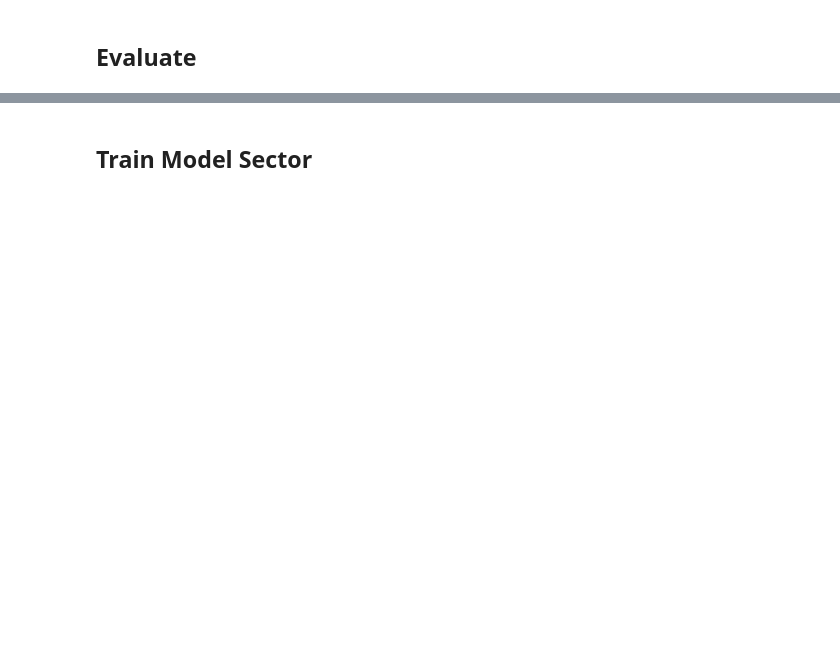
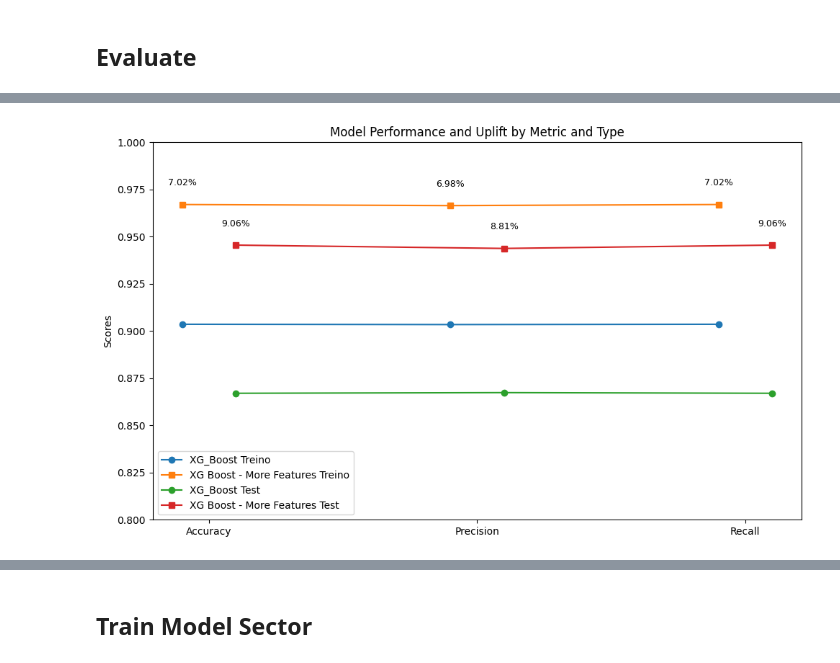
Before and after one commit to EndersonSantos/ProjetoFinalCollege, a Jupyter notebook: projetofinal/analysis/Training.ipynb, the cells around one changed output, grey strips where cells are left out. Saved outputs shown, nothing was run; the diff lists cells and outputs as text; code cells hidden in the pictures; blank space fills up the shorter version.

```diff
--- a/projetofinal/analysis/Training.ipynb
+++ b/projetofinal/analysis/Training.ipynb
@@ -799,0 +668,16 @@ df_combined
+# %%
+models_names = ["XG_Boost", "XG Boost - More Features"]
+accuracy_treino_ter = [territorio_accuracy_treino[0], accuracy_train]
+accuracy_test_ter = [territorio_accuracy_test[0], accuracy_test]
+
+precision_treino_ter = [territorio_precision_treino[0], precision_train]
+precision_test_ter = [territorio_precision_test[0], precision_test]
+
+recall_treino_ter = [territorio_recall_treino[0], recall_train]
+recall_test_ter = [territorio_recall_test[0], recall_test]
+# %%
+data_performance = pd.DataFrame({"Accuracy Treino": accuracy_treino_ter,"Accuracy Test": accuracy_test_ter, "Precision Treino": precision_treino_ter, "Precision Test": precision_test_ter, "Recall Treino": recall_treino_ter, "Recall Test": recall_test_ter}, index=models_names).T
+data_performance["uplift"] = (data_performance["XG Boost - More Features"] - data_performance["XG_Boost"]) / data_performance["XG_Boost"]
+data_performance['uplift'] = data_performance['uplift'].apply(lambda x: '{:.2%}'.format(x))
+data_performance.round(2)
+data_performance
@@ -800,3 +692,38 @@ df_combined
+# %%
+# Preparing the data
+metrics = ['Accuracy', 'Precision', 'Recall']
+types = ['Treino', 'Test']
+x = np.arange(len(metrics))  # the label locations
+
+fig, ax = plt.subplots(figsize=(10, 6))
+
+# Plotting the data for both models
+for i, type in enumerate(types):
+    xg_boost_scores = data_performance.loc[[f'{metric} {type}' for metric in metrics], 'XG_Boost']
+    xg_boost_more_features_scores = data_performance.loc[[f'{metric} {type}' for metric in metrics], 'XG Boost - More Features']
+
+    # Line plots for each model
+    line1, = ax.plot(x + i*0.2, xg_boost_scores, marker='o', linestyle='-', label=f'XG_Boost {type}')
+    line2, = ax.plot(x + i*0.2, xg_boost_more_features_scores, marker='s', linestyle='-', label=f'XG Boost - More Features {type}')
+
+    # Annotating the uplift for each metric
+    for j, metric in enumerate(metrics):
+        uplift = data_performance.loc[f'{metric} {type}', 'uplift']
+        higher_score = max(xg_boost_scores.iloc[j], xg_boost_more_features_scores.iloc[j])
+        ax.text(x[j] + i*0.2, higher_score + 0.01, f'{uplift}', ha='center', fontsize=9, bbox=dict(facecolor='white', edgecolor='none', pad=2))
+
+# Adding some text for labels, title, and custom x-axis tick labels, etc.
+ax.set_ylabel('Scores')
+ax.set_title('Model Performance and Uplift by Metric and Type')
+ax.set_xticks(x + 0.1)  # Adjusting x-ticks to be in the middle of the groups
+ax.set_xticklabels(metrics)
+ax.legend()
+ax.set_ylim(0.8, 1)
+
+fig.tight_layout()
+plt.show()
+# %% [output]
+[figure, added]
 # %%
 print("Classification Report:")
 print(classification_report(y_test_1.to_list(), y_pred_test))
```
Also changed, not shown: parts of 40 cells of this notebook.
